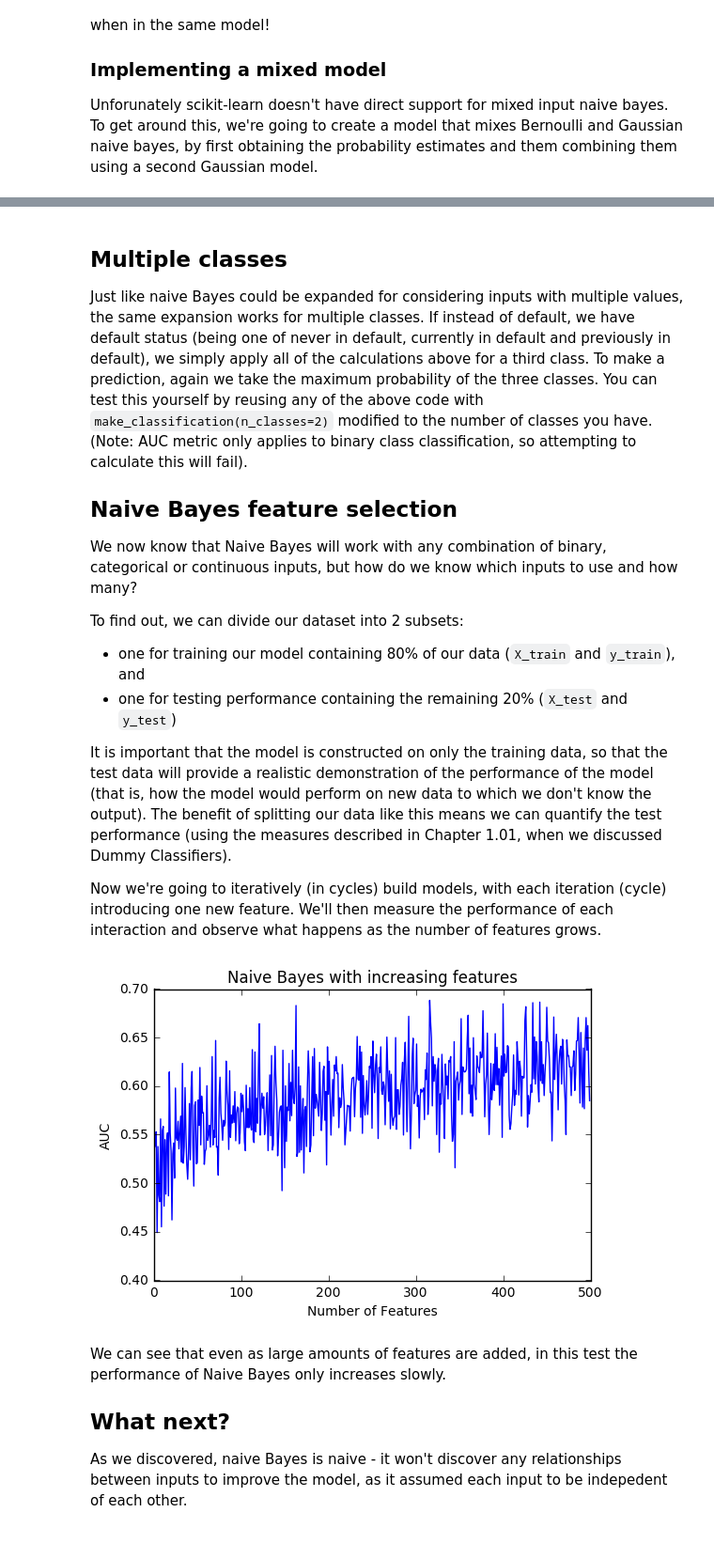
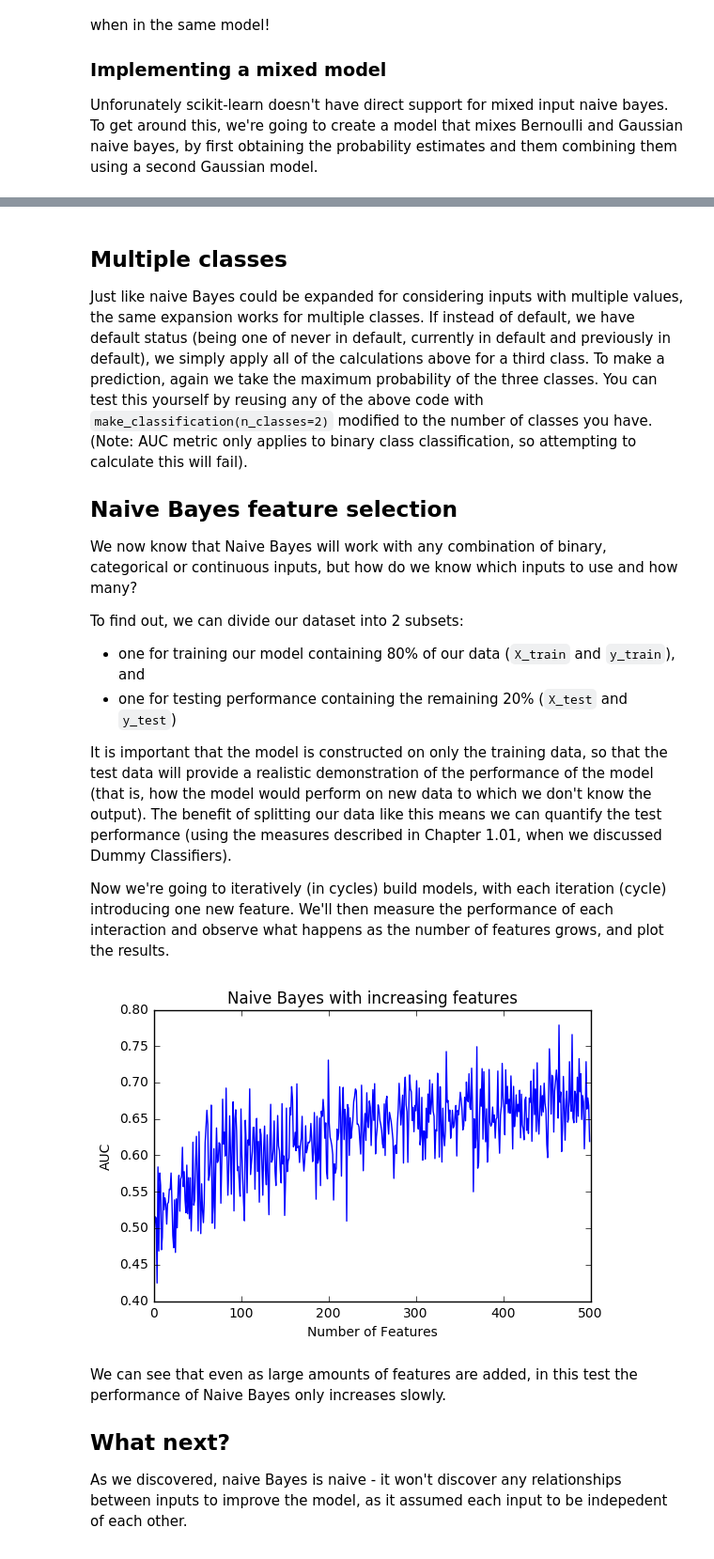
Before and after one commit to blairhudson/learningml, a Jupyter notebook: 02.02-Naive-Bayes.ipynb, the cells around one changed output, grey strips where cells are left out. Shown at 94% size. Saved outputs shown, nothing was run; the diff lists cells and outputs as text; code cells hidden in the pictures.

```diff
--- a/02.02-Naive-Bayes.ipynb
+++ b/02.02-Naive-Bayes.ipynb
@@ -270,6 +270,6 @@ predictions = models.predict(X)
 
 # calculate AUC, should be much better than our previous dummy classifiers!
 from sklearn import metrics
-TPR, FPR, thresholds = metrics.roc_curve(y, predictions)
-print(metrics.auc(TPR, FPR))
+FPR, TPR, thresholds = metrics.roc_curve(y, predictions, drop_intermediate=False)
+print(metrics.auc(FPR,TPR))
 # %% [output]
@@ -290,7 +290,7 @@ To find out, we can divide our dataset into 2 subsets:
 
 It is important that the model is constructed on only the training data, so that the test data will provide a realistic demonstration of the performance of the model (that is, how the model would perform on new data to which we don't know the output). The benefit of splitting our data like this means we can quantify the test performance (using the measures described in Chapter 1.01, when we discussed Dummy Classifiers).
 
-Now we're going to iteratively (in cycles) build models, with each iteration (cycle) introducing one new feature. We'll then measure the performance of each interaction and observe what happens as the number of features grows.
+Now we're going to iteratively (in cycles) build models, with each iteration (cycle) introducing one new feature. We'll then measure the performance of each interaction and observe what happens as the number of features grows, and plot the results.
 # %%
 from sklearn.datasets import make_classification
 from sklearn.model_selection import train_test_split
@@ -302,37 +302,37 @@ import numpy as np
 X, y = make_classification(n_samples=1000, n_classes=2, n_features=500, n_informative=250)
 X_train, X_test, y_train, y_test = train_test_split(X, y, test_size=0.2, random_state=42)
 
 # lists to capture results for plotting below
 px = []
 py = []
 
 for n in range(1,500):
 
     # pick n features at random and get corresponding inputs
     sample_features = np.random.randint(500, size=n)
     X_train_sample = X_train[:,sample_features]
     X_test_sample = X_test[:,sample_features]
 
     # fit bernoulli and make predictions
     modelb = BernoulliNB(binarize=0.0)
     modelb.fit(X_train_sample, y_train)
-    predictions = modelb.predict(X_test_sample)
+    predictions = modelb.predict_proba(X_test_sample)
 
     # calculate AUC, should be much better than our previous dummy classifiers!
-    TPR, FPR, thresholds = metrics.roc_curve(y_test, predictions)
+    FPR, TPR, thresholds = metrics.roc_curve(y_test, predictions[:,1])
     px.append(n)
-    py.append(metrics.auc(TPR, FPR))
+    py.append(metrics.auc(FPR, TPR))
 
 # plot our data
 %matplotlib inline
 import matplotlib.pyplot as plt
 
 plt.plot(px, py)
 plt.title('Naive Bayes with increasing features')
 plt.xlabel('Number of Features')
 plt.ylabel('AUC');
 # %% [output]
-[figure, old version]
+[figure, new version]
 # %% [markdown]
 We can see that even as large amounts of features are added, in this test the performance of Naive Bayes only increases slowly.
 
```
Also changed, not shown: parts of 4 cells of this notebook, 4 other files.
